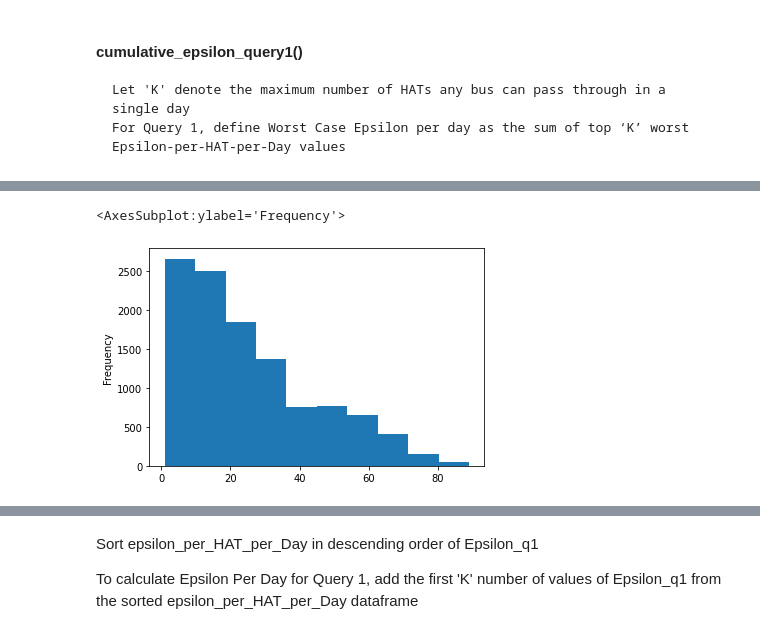
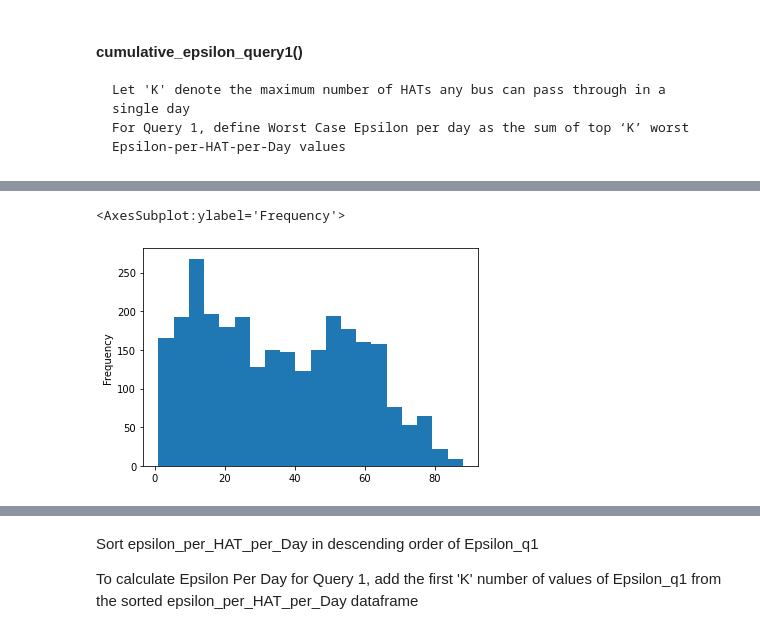
Before and after one commit to datakaveri/sandbox-itms-dp-1, a Jupyter notebook: DP-on-ITMS-Data.ipynb, the cells around one changed output, grey strips where cells are left out. Cells and saved outputs as stored; diff of their text form; code cells hidden in the pictures.

Commit message:
Handle one week data

```diff
--- a/DP-on-ITMS-Data.ipynb
+++ b/DP-on-ITMS-Data.ipynb
@@ -258,3 +160,3 @@ TotalTimeSlots
 # %%
-dataNovDec['HAT'] = dataNovDec['TimeSlot'].astype(str) + '-' + dataNovDec['h3index']
+dataNov2021['HAT'] = dataNov2021['TimeSlot'].astype(str) + '-' + dataNov2021['h3index']
 # %%
@@ -292,8 +187,7 @@ data = dataNovDec[(dataNovDec['Date']>= start_date) & (dataNovDec['Date'] <= end
 # %% [markdown]
 The H3indices are given below and the number of H3indices are mentioned below too
 # %%
-data1 = data
+data1 = dataNov2021
 h3index = data1['h3index'].unique()
-print(h3index)
 print(len(h3index))
 # %% [output]
@@ -339,7 +217,7 @@ The 'e' dataframe is now grouped as the sum of license_plate across dates. There
 # %%
 f = e.groupby(['h3index','TimeSlot']).agg({'NumUniqueBusesDay': 'sum'}).reset_index()
-#We will rename the column NumUniqueBusesDay to NumUniqueBusesMonth because
-# we have summed the number of unique buses for the entire month
-f.rename(columns = {'NumUniqueBusesDay':'NumUniqueBusesMonth'}, inplace = True)
+#We will rename the column NumUniqueBusesDay to NumUniqueBusesWeek because
+# we have summed the number of unique buses for the entire week
+f.rename(columns = {'NumUniqueBusesDay':'NumUniqueBusesWeek'}, inplace = True)
 f
 # %% [output]
@@ -368,5 +246,5 @@ NumDays
 # %%
 limit = NumDays* min_bus_per_HAT
-g = f[f['NumUniqueBusesMonth']>=limit]
+g = f[f['NumUniqueBusesWeek']>=limit]
 g
 # %% [output]
@@ -979,8 +842,8 @@ df2
 # %%
-df2['NumUniqueHATsDay'].plot.hist(bins=10)
+df2['NumUniqueHATsDay'].plot.hist(bins=20)
 # %% [output]
 <AxesSubplot:ylabel='Frequency'>
-[figure, old version]
+[figure, new version]
 # %%
 K = df2['NumUniqueHATsDay'].max()
 print(K)
```
Also changed, not shown: parts of 86 cells of this notebook.
